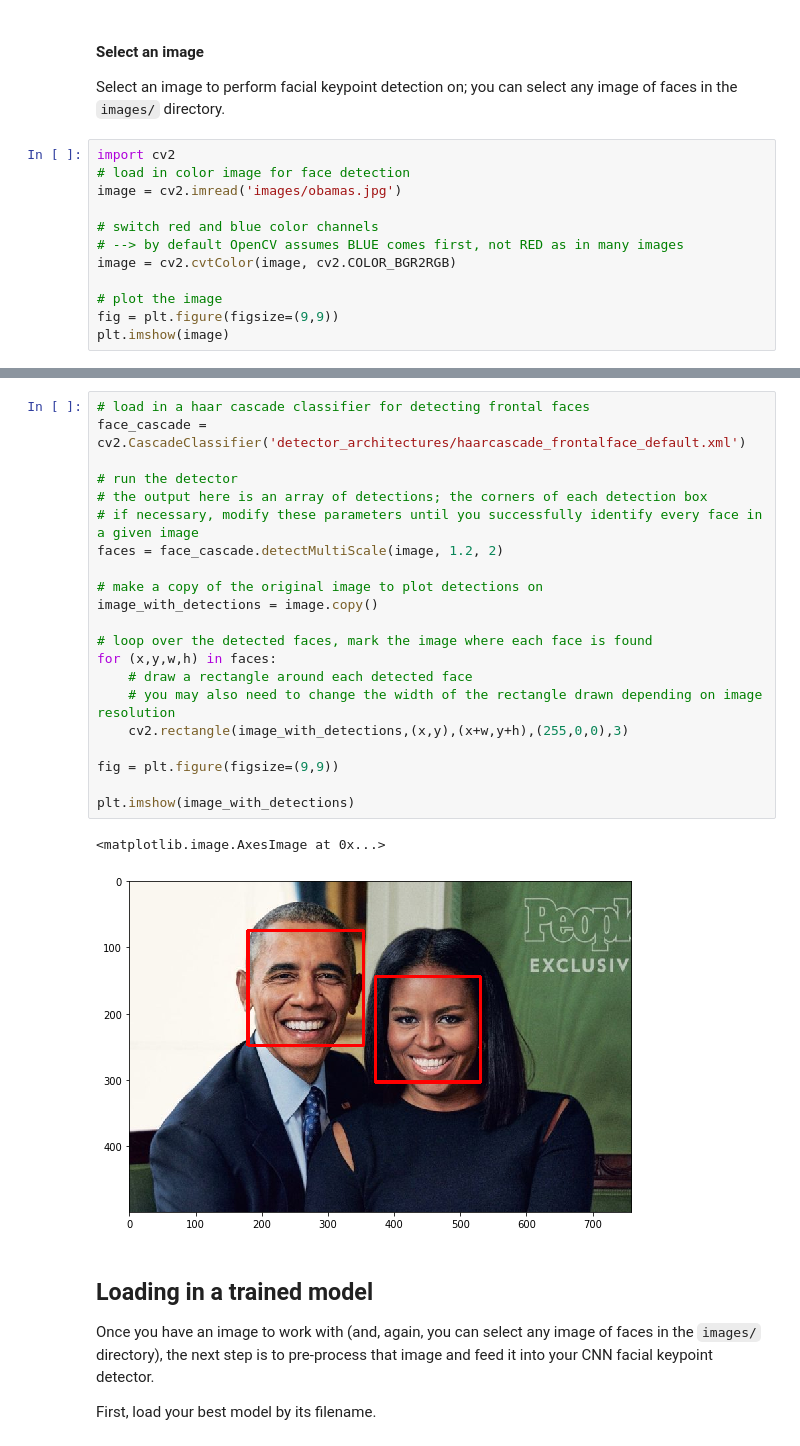
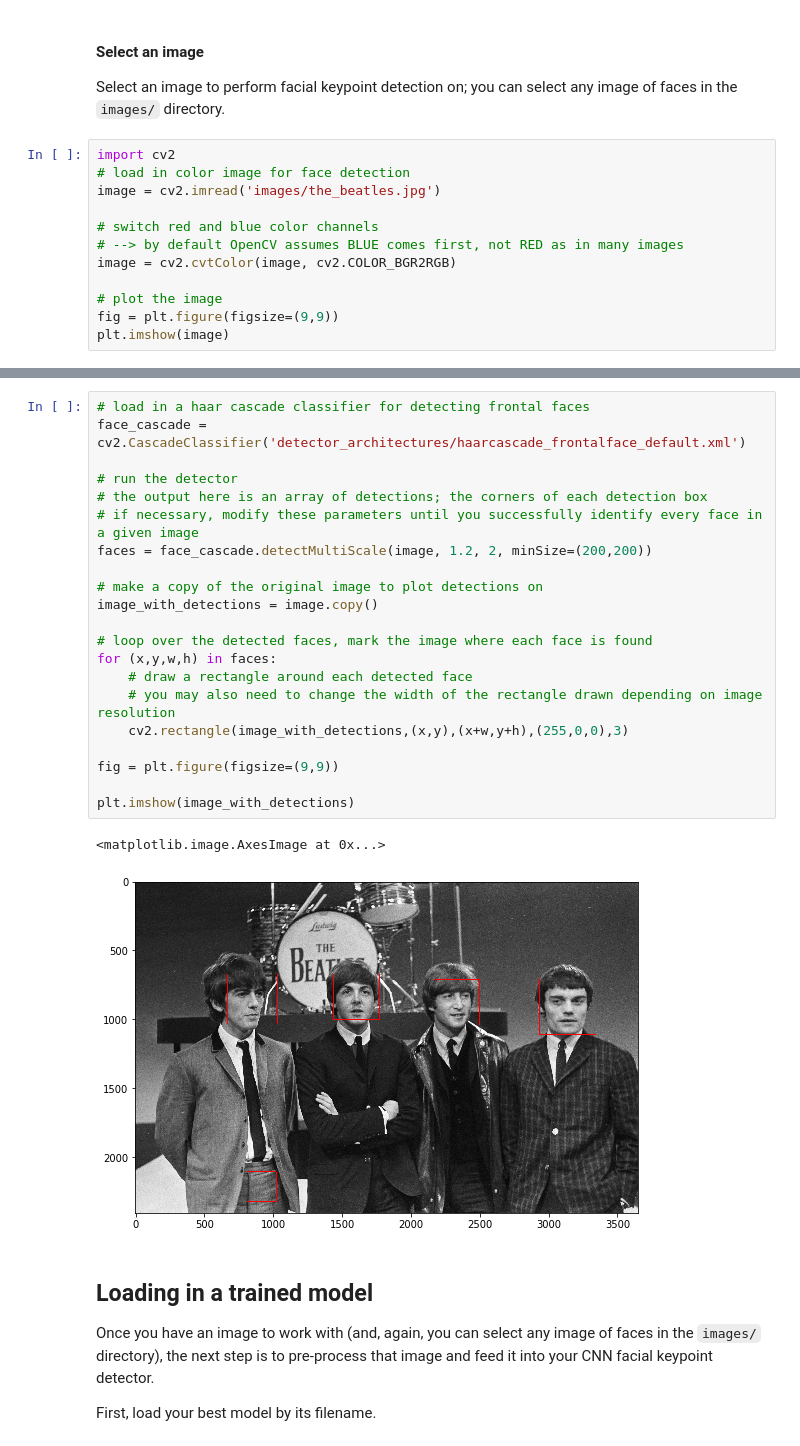
Before and after one commit to okoham/uda-ai-keypoints, a Jupyter notebook: 3. Facial Keypoint Detection, Complete Pipeline.ipynb, the cells around one changed output, grey strips where cells are left out. Drawn from its saved outputs; the diff is of its cells as text.

```diff
--- a/3. Facial Keypoint Detection, Complete Pipeline.ipynb
+++ b/3. Facial Keypoint Detection, Complete Pipeline.ipynb
@@ -22,7 +22,7 @@ Select an image to perform facial keypoint detection on; you can select any imag
 # %%
 import cv2
 # load in color image for face detection
-image = cv2.imread('images/obamas.jpg')
+image = cv2.imread('images/the_beatles.jpg')
 
 # switch red and blue color channels
 # --> by default OpenCV assumes BLUE comes first, not RED as in many images
@@ -47,27 +47,27 @@ An example of face detection on a variety of images is shown below.
 # %%
 # load in a haar cascade classifier for detecting frontal faces
 face_cascade = cv2.CascadeClassifier('detector_architectures/haarcascade_frontalface_default.xml')
 
 # run the detector
 # the output here is an array of detections; the corners of each detection box
 # if necessary, modify these parameters until you successfully identify every face in a given image
-faces = face_cascade.detectMultiScale(image, 1.2, 2)
+faces = face_cascade.detectMultiScale(image, 1.2, 2, minSize=(200,200))
 
 # make a copy of the original image to plot detections on
 image_with_detections = image.copy()
 
 # loop over the detected faces, mark the image where each face is found
 for (x,y,w,h) in faces:
     # draw a rectangle around each detected face
     # you may also need to change the width of the rectangle drawn depending on image resolution
     cv2.rectangle(image_with_detections,(x,y),(x+w,y+h),(255,0,0),3)
 
 fig = plt.figure(figsize=(9,9))
 
 plt.imshow(image_with_detections)
 # %% [output]
 <matplotlib.image.AxesImage at 0x...>
-[figure, old version]
+[figure, new version]
 # %% [markdown]
 ## Loading in a trained model
 
```
Also changed, not shown: parts of 6 cells of this notebook, 5 other files.
